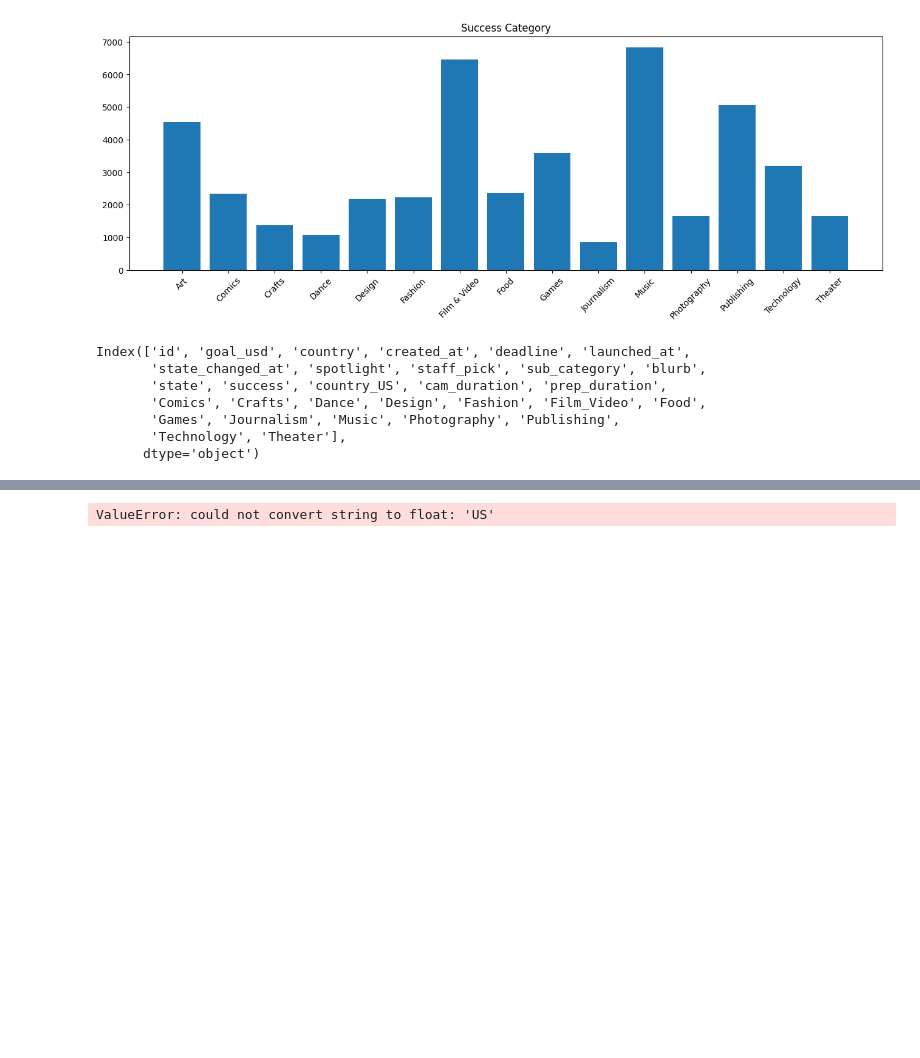
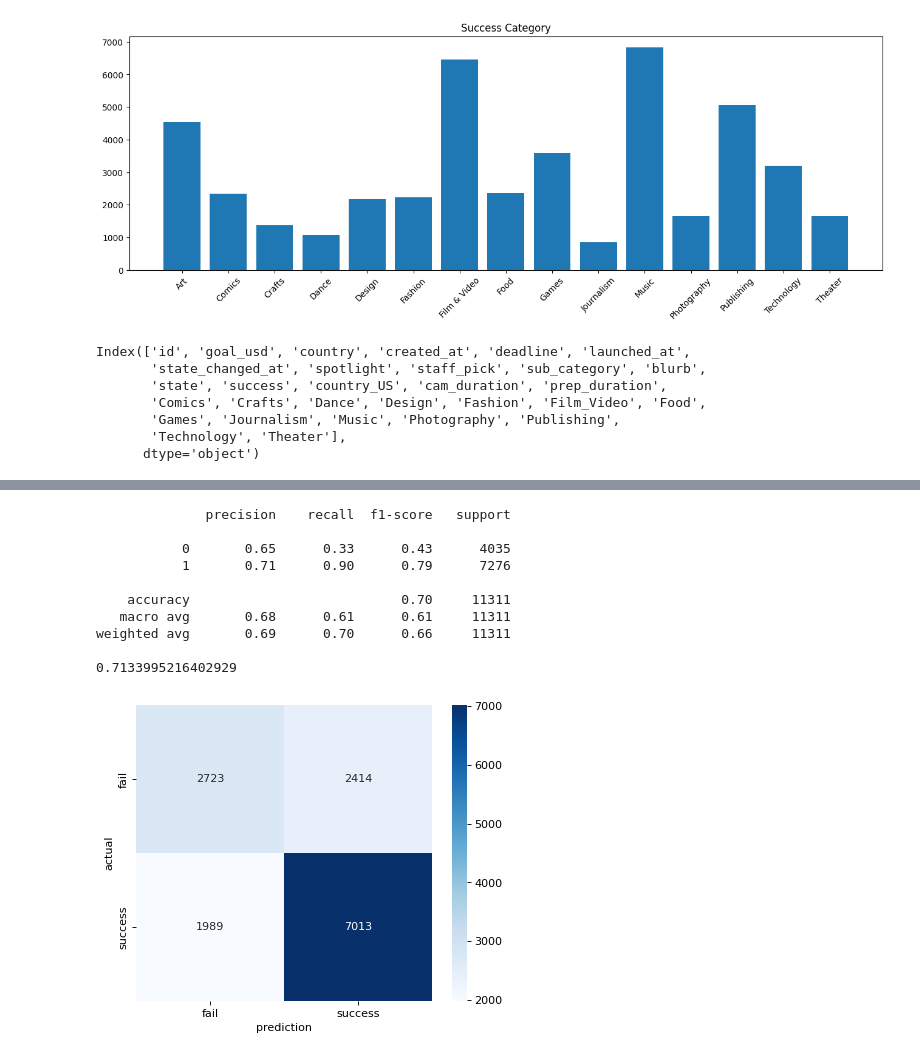
Before and after one commit to Duahau1/CS533-course-project, a Jupyter notebook: main.ipynb, the cells around one changed output, grey strips where cells are left out. Saved outputs shown, nothing was run; the diff lists cells and outputs as text; code cells hidden in the pictures; blank space fills up the shorter version.

```diff
--- a/main.ipynb
+++ b/main.ipynb
@@ -287,43 +289,48 @@ from sklearn.linear_model import LogisticRegression
 from sklearn.metrics import classification_report
 from sklearn.metrics import precision_score, recall_score, precision_recall_curve,f1_score, fbeta_score
 from sklearn.metrics import confusion_matrix
 from sklearn.metrics import roc_auc_score, roc_curve
 from sklearn.metrics import roc_curve, auc
 
 
 X, y = subset_1.drop(['success'], axis=1), subset_1.success
 
 X_mid, X_test, y_mid, y_test = train_test_split(X, y, test_size=0.2, random_state=42)
 
-X_train, X_val, y_train, y_val = train_test_split(X, y, test_size=0.2, random_state=42)
-
+X_train, X_val, y_train, y_val = train_test_split(X_mid, y_mid, test_size=0.2, random_state=42)
 
 scaler = StandardScaler()
 X_train_sc = scaler.fit_transform(X_train)
 X_val_sc = scaler.transform(X_val)
-lr = LogisticRegression(C=1000) #no regularization
+X_test_sc = scaler.transform(X_test)
+
+lr = LogisticRegression()
 lr.fit(X_train_sc, y_train)
 lr_pred = lr.predict(X_val_sc)
-lr_confusion = confusion_matrix(y_val, lr_pred)
 
 lr_ac = lr.score(X_val_sc, y_val)
 lr_precision = precision_score(y_val, lr_pred)
 lr_recall = recall_score(y_val, lr_pred)
 lr_f1 = f1_score(y_val, lr_pred)
 
-lr_y_score = lr.predict_proba(X_val_sc)[:,1]
-lr_fpr, lr_tpr, lr_auc_thresholds = roc_curve(y_val, lr_y_score)
-roc_auc_lr = auc(lr_fpr, lr_tpr)
-
 print(classification_report(y_val, lr_pred))
-
 make_confusion_matrix(lr)
 lr_y_score = lr.predict_proba(X_val_sc)[:,1]
 lr_fpr, lr_tpr, lr_auc_thresholds = roc_curve(y_val, lr_y_score)
 roc_auc_lr = auc(lr_fpr, lr_tpr)
 print(roc_auc_lr)
 # %% [output]
-ValueError: could not convert string to float: 'US'
+              precision    recall  f1-score   support
+
+           0       0.65      0.33      0.43      4035
+           1       0.71      0.90      0.79      7276
+
+    accuracy                           0.70     11311
+   macro avg       0.68      0.61      0.61     11311
+weighted avg       0.69      0.70      0.66     11311
+
+0.7133995216402929
+[figure, added]
 # %%
 # We can also use the probabilities to make a curve showing us how recall
 # and thresholds trade off
```
Also changed, not shown: parts of 7 cells of this notebook, 3 other files.
